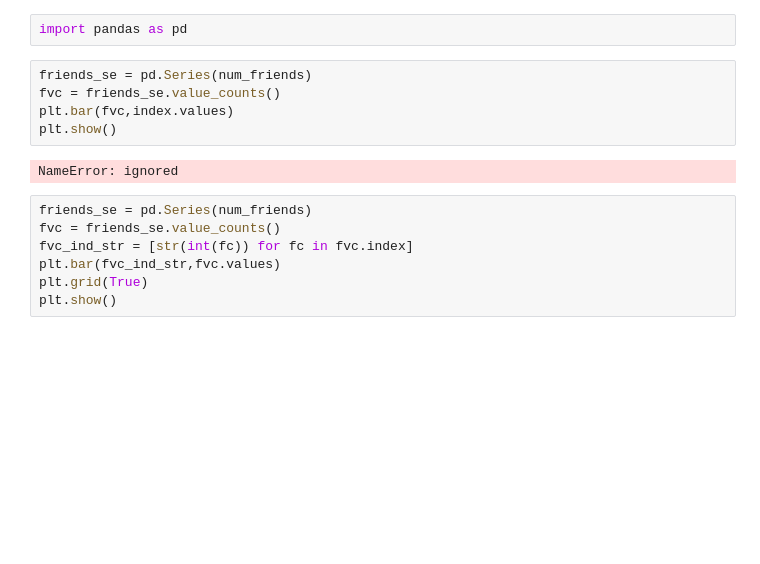
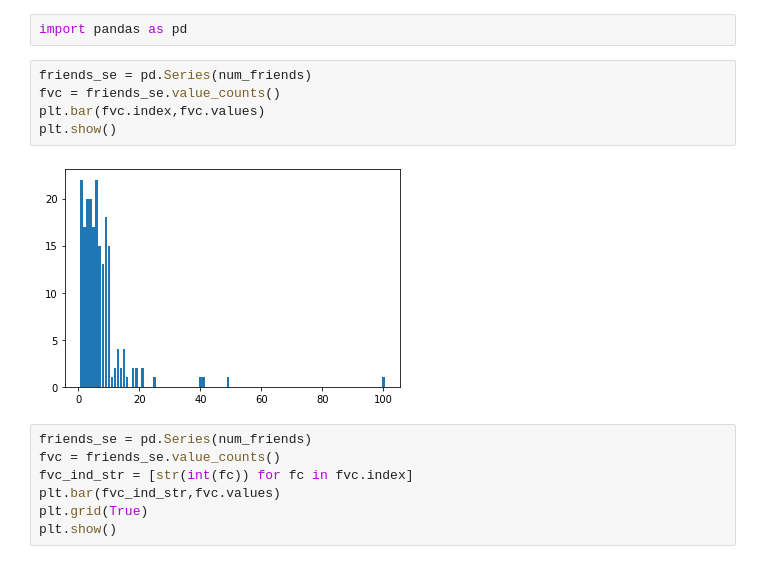
Before and after one commit to hyunjung930/sesac-web, a Jupyter notebook: 통계데이터분석_통계.ipynb, the cells around one changed output. Cells and saved outputs as stored; diff of their text form; blank space fills up the shorter version.

```diff
--- a/통계데이터분석_통계.ipynb
+++ b/통계데이터분석_통계.ipynb
@@ -503,10 +503,10 @@ import pandas as pd
 # %%
 friends_se = pd.Series(num_friends)
 fvc = friends_se.value_counts()
-plt.bar(fvc,index.values)
+plt.bar(fvc.index,fvc.values)
 plt.show()
 # %% [output]
-NameError: ignored
+[figure, added]
 # %%
 friends_se = pd.Series(num_friends)
 fvc = friends_se.value_counts()
```
